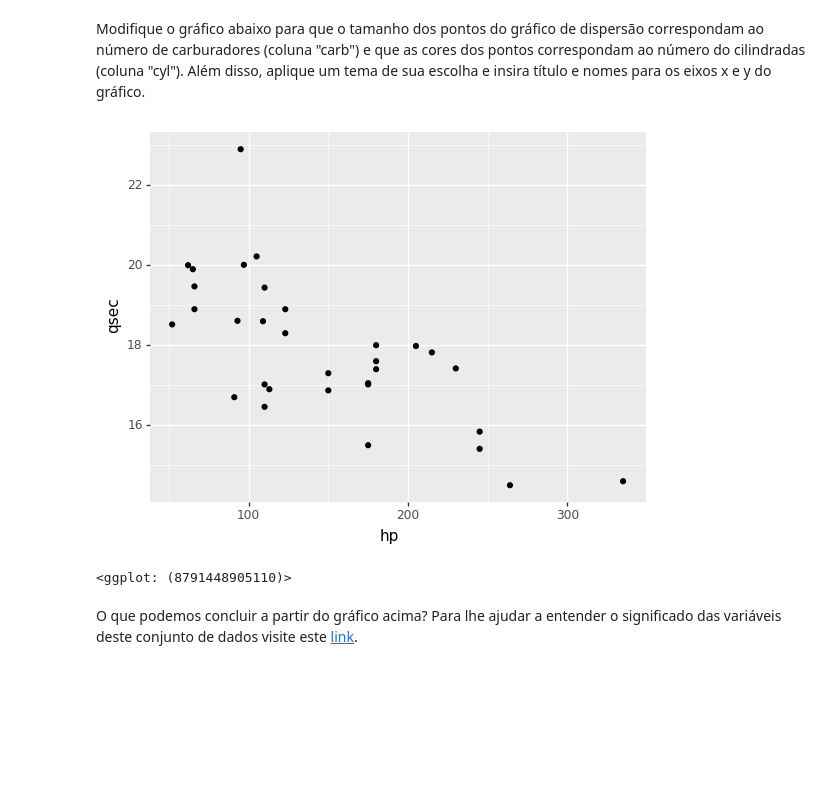
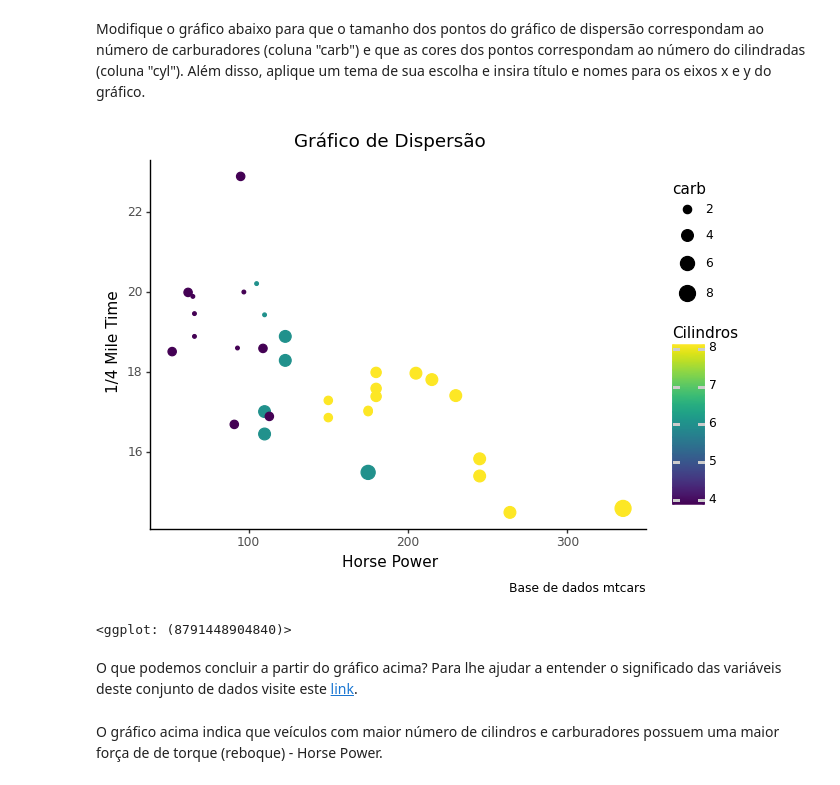
Before and after one commit to mgcid/intro_python_verao_ime_2023, a Jupyter notebook: exercicios/exercicio04.ipynb, the cells around one changed output. Drawn from its saved outputs; the diff is of its cells as text; code cells hidden in the pictures; blank space fills up the shorter version.

```diff
--- a/exercicios/exercicio04.ipynb
+++ b/exercicios/exercicio04.ipynb
@@ -52,23 +52,25 @@ Modifique o gráfico abaixo para que o tamanho dos pontos do gráfico de dispers
 # %%
 #(ggplot(mtcars, aes(x="hp",
  #                   y="qsec")) +
  #geom_point()
 #)
 
 (ggplot(mtcars, aes(x="hp",
                     y="qsec",
                     size="carb",
-                    colour="cyl")) + # colocar um embaixo do outro facilita a visualização
+                    colour="cyl")) +
  geom_point() +
  theme_classic() +
  labs(title = "Gráfico de Dispersão",
       x = "Horse Power",
-      y = "Drat",
+      y = "1/4 Mile Time",
       colour = "Cilindros",
       caption = "Base de dados mtcars")
 )
 # %% [output]
-[figure, old version]
+[figure, new version]
-<ggplot: (8791448905110)>
+<ggplot: (8791448904840)>
 # %% [markdown]
 O que podemos concluir a partir do gráfico acima? Para lhe ajudar a entender o significado das variáveis deste conjunto de dados visite este [link](https://rpubs.com/neros/61800).
+# %% [markdown]
+O gráfico acima indica que veículos com maior número de cilindros e carburadores possuem uma maior força de de torque (reboque) - Horse Power.
```
